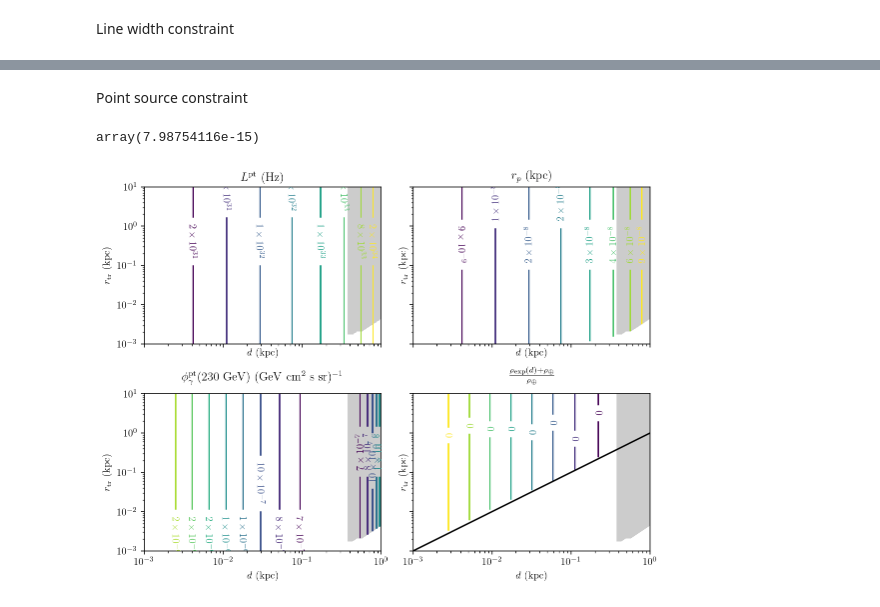
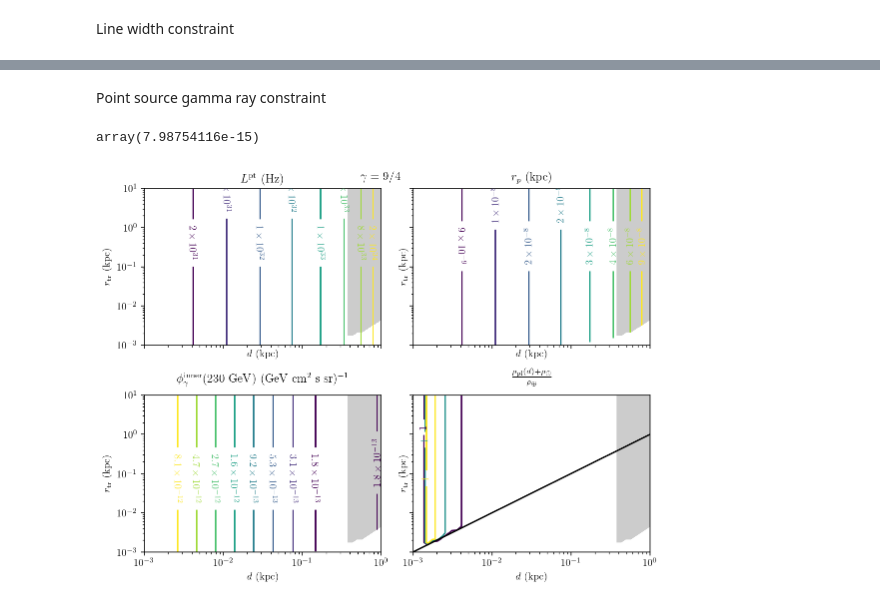
Before and after one commit to adam-coogan/cr_lines_from_dm_subhalos, a Jupyter notebook: Contour plots 4.ipynb, the cells around one changed output, grey strips where cells are left out. Drawn from its saved outputs; the diff is of its cells as text; code cells hidden in the pictures.

```diff
--- a/Contour plots 4.ipynb
+++ b/Contour plots 4.ipynb
@@ -619,8 +718,7 @@ from power_law_clump import rho as rho_pl
 from power_law_clump import ann_plateau_radius as ann_plateau_radius_pl
 from power_law_clump import lum as lum_pl
 # %%
-gamma_pl = 9/4.
-
+gamma_pl = 3/2.
 dist = np.logspace(-3, 0, 50)
 r_tr = np.logspace(-3, 1, 50)
 dist_mg, r_tr_mg = np.meshgrid(dist, r_tr)
@@ -639,7 +740,7 @@ r_p = ann_plateau_radius_pl(r_tr_mg, lum_pt_grid, gamma_pl)
 # %% [markdown]
 Local density enhancement
 # %%
-rho_rel_pl = (rho_pl(dist_mg, r_p, r_tr_mg, gamma_pl))
+rho_rel_pl = (rho_pl(dist_mg, r_p, r_tr_mg, gamma_pl) + rho_earth) / rho_earth
 # %% [markdown]
 Line width constraint
 # %%
@@ -652,0 +769,15 @@ dphi_de_g_pt_grid[dphi_de_g_pt_grid < 0] = np.nan
+# %%
+r_cut_mg = 50*r_p
+J_factors = 1 / fermi_psf_solid_angle / dist_mg**2
+if gamma_pl != 3/2.:
+    J_factors *= (4*np.pi/(9.-6.*gamma_pl) * rho_max**2 *
+                        (3 * r_cut_mg**3 * (r_p / r_cut_mg)**(2*gamma_pl) - 2*gamma_pl*r_p**3)) * kpc_to_cm
+elif gamma_pl == 3/2.:
+#     J_factors = np.loadtxt("data/J_grid_3_2.csv")
+    J_factors *= 4./3.*np.pi*r_p**3 * rho_max**2 * (1. + 3.*np.log(r_cut_mg/r_p)) * kpc_to_cm
+
+dphi_de_g = (fermi_psf_solid_angle/(4*np.pi) *
+             3e-26/(2*dampe_excess_bin_high**2) *
+             dn_de_gamma_AP(e_gamma_ref, dampe_excess_bin_high) *
+             J_factors)
+dphi_de_g[dphi_de_g < 0] = np.nan
@@ -653,5 +793,5 @@ dphi_de_g_pt_grid[dphi_de_g_pt_grid < 0] = np.nan
 # %% [markdown]
-Point source constraint
+Point source gamma ray constraint
 # %%
 from constants import fermi_pt_src_sens_120_45 as fermi_pt_src_sens
 fermi_pt_src_sens(e_gamma_ref)
@@ -661,38 +801,40 @@ array(7.98754116e-15)
 fig, axs = plt.subplots(2, 2, sharex=True, sharey=True, figsize=(8, 6))
 
 for ax in axs.flatten():
     ax.set_xscale('log')
     ax.set_yscale('log')
     ax.set_xlim(dist[[0, -1]])
     ax.set_ylim(r_tr[[0, -1]])
     ax.set_xlabel(r"$d$ (kpc)")
     ax.set_ylabel(r"$r_{\mathrm{tr}}$ (kpc)")
     # Line width constraint
     ax.contourf(dist_mg, r_tr_mg, lw_pt_grid, levels=[n_sigma, np.max(lw_pt_grid)],
                 colors='k', alpha=0.2)
 
 ax = axs[0, 0]
 ax.set_title(r"$L^{\mathrm{pt}}$ (Hz)")
 sci_contours(dist_mg, r_tr_mg, lum_pt_grid, ax, levels=log_levels(lum_pt_grid))
 
 ax = axs[0, 1]
 ax.set_title(r"$r_p$ (kpc)")
 sci_contours(dist_mg, r_tr_mg, r_p, ax, levels=log_levels(r_p))
 
 ax = axs[1, 0]
-ax.set_title(r"$\phi_\gamma^{\mathrm{pt}}(230\ \mathrm{GeV})$"
+ax.set_title(r"$\phi_\gamma^{\mathrm{inner}}(230\ \mathrm{GeV})$"
              r" (GeV cm$^2$ s sr)$^{-1}$", pad=10)
-sci_contours(dist_mg, r_tr_mg, dphi_de_g_pl_grid, ax,
-             levels=log_levels(dphi_de_g_pl_grid))
-# sci_contours(dist_mg, r_tr_mg, dphi_de_g_pt_grid, ax,
-#              levels=log_levels(dphi_de_g_pt_grid))
+# sci_contours(dist_mg, r_tr_mg, dphi_de_g_plateau, ax,
+#              levels=log_levels(dphi_de_g_plateau))
+sci_contours(dist_mg, r_tr_mg, dphi_de_g, ax,
+             levels=log_levels(dphi_de_g), fmt="0.1f")
 
 ax = axs[1, 1]
-ax.set_title(r"$\frac{\rho_{\mathrm{exp}}(d) +"
+ax.set_title(r"$\frac{\rho_{\mathrm{pl}}(d) +"
              r"\rho_\oplus}{\rho_\oplus}$", pad=10)
-normal_contours(dist_mg, r_tr_mg, rho_rel_pl, ax, levels=log_levels(rho_rel_pl))
+normal_contours(dist_mg, r_tr_mg, rho_rel_pl, ax, levels=log_levels(rho_rel_pl, 5))
 ax.plot(dist, dist, color='k')
 
+fig.suptitle(r"$\gamma=9/4$")
 fig.tight_layout()
+fig.savefig("figures/contour_plots_pl_9_4.pdf")
 # %% [output]
-[figure, old version]
+[figure, new version]
```
Also changed, not shown: parts of 44 cells of this notebook, 28 other files.
